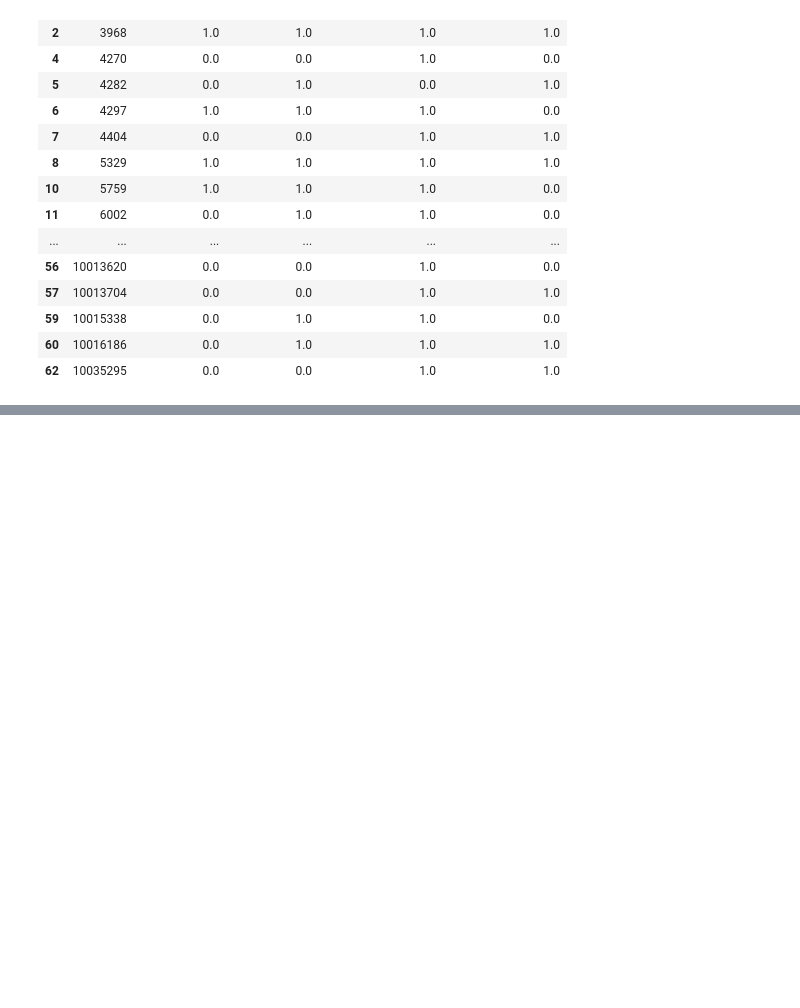
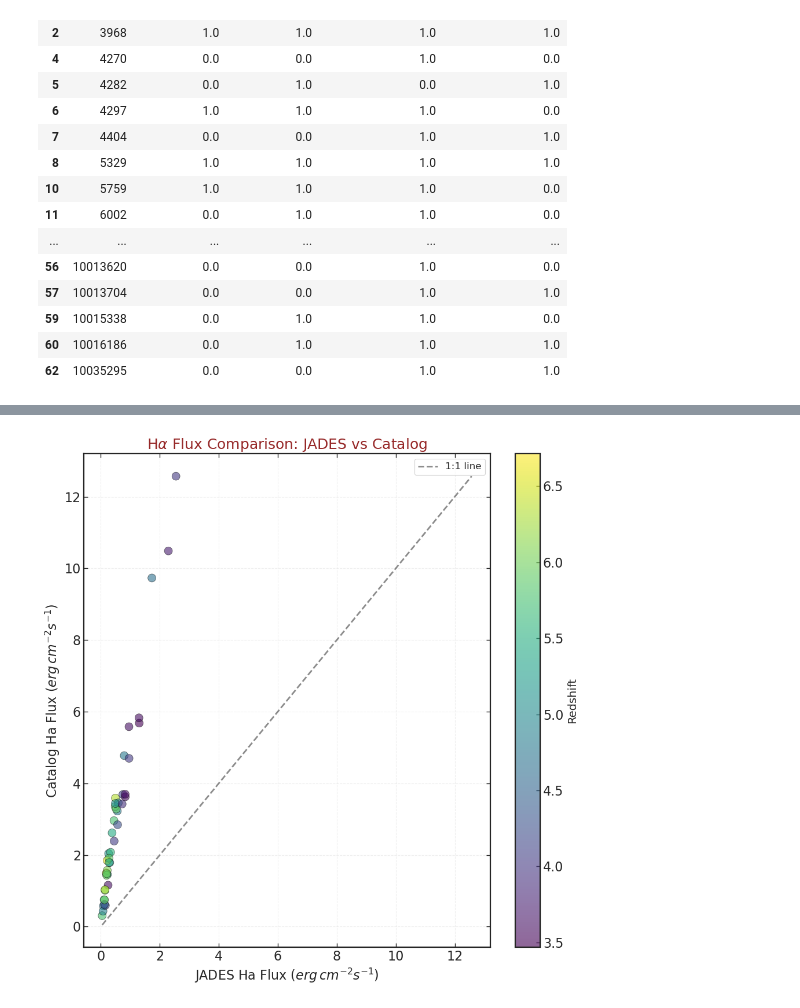
Before and after one commit to NGomez-inaoe/JWST-Data, a Jupyter notebook: Medium_Resolution/compare_flux.ipynb, the cells around one changed output, grey strips where cells are left out. Cells and saved outputs as stored; diff of their text form; code cells hidden in the pictures; blank space fills up the shorter version.

Commit message:
Added in the Jupyter notebook the comparison with JADES catalogue flux estimates

```diff
--- a/Medium_Resolution/compare_flux.ipynb
+++ b/Medium_Resolution/compare_flux.ipynb
@@ -336,0 +473,18 @@ result_sumary
+# %%
+# Remove rows with NaN values in catalog_df from both dataframes, then merge
+# First, identify IDs in catalog_df that have non-NaN flux values
+valid_ids = catalog_df[catalog_df['Catalog_Ha_Flux'].notna()]['ID'].values
+
+# Filter both dataframes to keep only valid IDs
+combined_df = combined_df[combined_df['ID'].isin(valid_ids)].reset_index(drop=True)
+catalog_df = catalog_df[catalog_df['ID'].isin(valid_ids)].reset_index(drop=True)
+
+# Merge the two dataframes on ID
+merged_df = pd.merge(combined_df, catalog_df, on='ID', how='inner')
+
+print(f"Merged dataframe shape: {merged_df.shape}")
+print(f"Column names: {list(merged_df.columns)}")
+print(f"\nFirst few rows:\n{merged_df.head()}")
+print(f"\nNo NaN values in merged_df: {merged_df.isna().sum().sum() == 0}")
+
+merged_df
@@ -336,0 +513,55 @@ result_sumary
+# %%
+# Create scatter plot with error bars, color coded by redshift
+fig, ax = plt.subplots(figsize=(10, 10))
+
+# Create scatter plot with color coding by redshift
+scatter = ax.scatter(
+    merged_df['JADES_Ha_Flux'],
+    merged_df['Catalog_Ha_Flux'],
+    c=merged_df['Redshift'],
+    s=100,
+    alpha=0.6,
+    cmap='viridis',
+    edgecolors='black',
+    linewidth=0.5
+)
+
+# Add error bars
+"""
+ax.errorbar(
+    merged_df['JADES_Ha_Flux'],
+    merged_df['Catalog_Ha_Flux'],
+    xerr=merged_df['JADES_Ha_Err'],
+    yerr=merged_df['Catalog_Ha_Err'],
+    fmt='none',
+    ecolor='gray',
+    alpha=0.4,
+    capsize=3,
+    capthick=1
+)
+"""
+
+# Add diagonal reference line
+flux_range = [
+    min(merged_df['JADES_Ha_Flux'].min(), merged_df['Catalog_Ha_Flux'].min()),
+    max(merged_df['JADES_Ha_Flux'].max(), merged_df['Catalog_Ha_Flux'].max())
+]
+ax.plot(flux_range, flux_range, 'k--', alpha=0.5, linewidth=2, label='1:1 line')
+
+# Labels and title
+ax.set_xlabel(r'JADES Ha Flux $(erg \, cm^{-2} s^{-1})$', fontsize=16)
+ax.set_ylabel(r'Catalog Ha Flux $(erg \, cm^{-2} s^{-1})$', fontsize=16)
+ax.set_title(r'H$\alpha$ Flux Comparison: JADES vs Catalog', fontsize=18, color=COSMO_COLORS['soft_crimson'])
+
+# Add colorbar
+cbar = plt.colorbar(scatter, ax=ax)
+cbar.set_label('Redshift', fontsize=14)
+
+ax.grid(True, linestyle='--', alpha=0.3)
+
+ax.legend(fontsize=12)
+plt.tight_layout()
+plt.show()
+plt.close()
+# %% [output]
+[figure, added]
```
Also changed, not shown: parts of 13 cells of this notebook.
